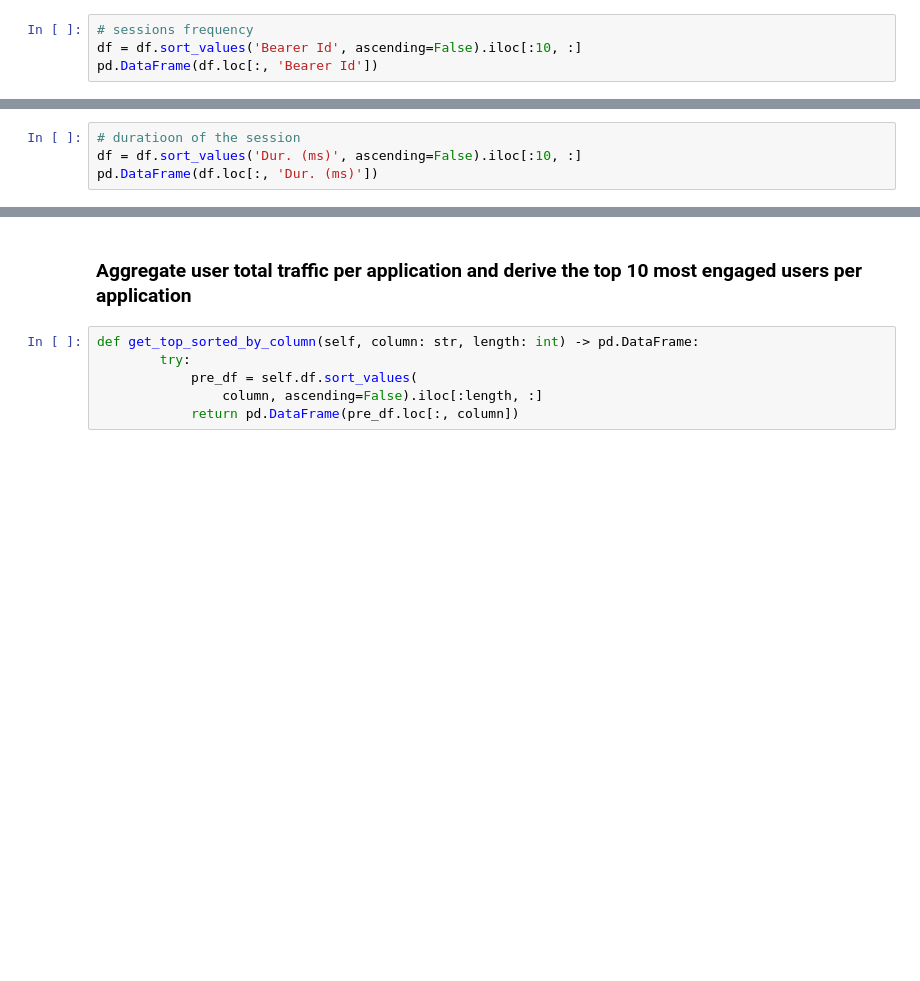
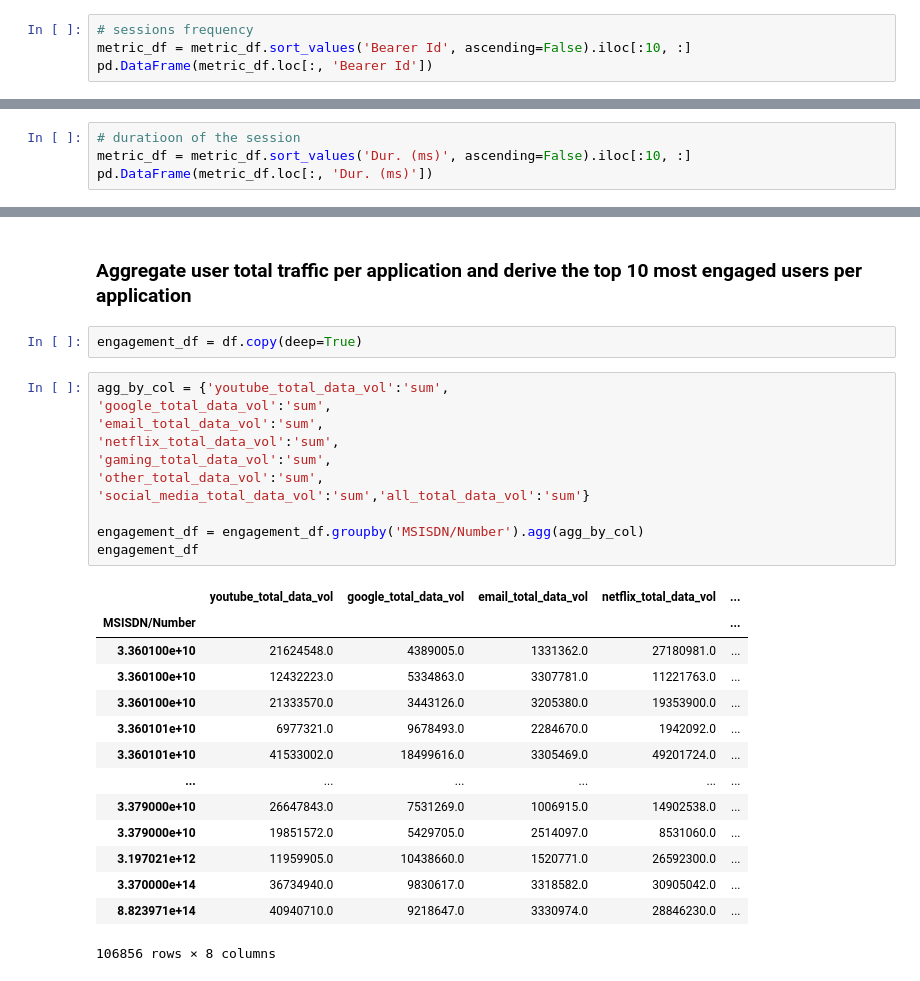
Before and after one commit to khaiyra/TellCo-Analysis, a Jupyter notebook: notebooks/User-Engagement-Analysis.ipynb, the cells around one changed output, grey strips where cells are left out. Cells and saved outputs as stored; diff of their text form; blank space fills up the shorter version.

Commit message:
modified engagement notebook

```diff
--- a/notebooks/User-Engagement-Analysis.ipynb
+++ b/notebooks/User-Engagement-Analysis.ipynb
@@ -75,8 +78,8 @@ df
 ### Top 10 customers per engagement metric
 # %%
 # sessions frequency
-df = df.sort_values('Bearer Id', ascending=False).iloc[:10, :]
-pd.DataFrame(df.loc[:, 'Bearer Id'])
+metric_df = metric_df.sort_values('Bearer Id', ascending=False).iloc[:10, :]
+pd.DataFrame(metric_df.loc[:, 'Bearer Id'])
 # %% [output]
 |  | Bearer Id |
 | MSISDN/Number |  |
@@ -92,8 +95,8 @@ pd.DataFrame(df.loc[:, 'Bearer Id'])
 | 3.376041e+10 | 12 |
 # %%
 # duratioon of the session
-df = df.sort_values('Dur. (ms)', ascending=False).iloc[:10, :]
-pd.DataFrame(df.loc[:, 'Dur. (ms)'])
+metric_df = metric_df.sort_values('Dur. (ms)', ascending=False).iloc[:10, :]
+pd.DataFrame(metric_df.loc[:, 'Dur. (ms)'])
 # %% [output]
 |  | Dur. (ms) |
 | MSISDN/Number |  |
@@ -175,8 +188,30 @@ plt.show()
 # %% [markdown]
 ### Aggregate user total traffic per application and derive the top 10 most engaged users per application
-# %%
-def get_top_sorted_by_column(self, column: str, length: int) -> pd.DataFrame:
-        try:
-            pre_df = self.df.sort_values(
-                column, ascending=False).iloc[:length, :]
-            return pd.DataFrame(pre_df.loc[:, column])
+# %%
+engagement_df = df.copy(deep=True)
+# %%
+agg_by_col = {'youtube_total_data_vol':'sum',
+'google_total_data_vol':'sum',
+'email_total_data_vol':'sum',
+'netflix_total_data_vol':'sum',
+'gaming_total_data_vol':'sum',
+'other_total_data_vol':'sum',
+'social_media_total_data_vol':'sum','all_total_data_vol':'sum'}
+
+engagement_df = engagement_df.groupby('MSISDN/Number').agg(agg_by_col)
+engagement_df
+# %% [output]
+|  | youtube_total_data_vol | google_total_data_vol | email_total_data_vol | netflix_total_data_vol | ... |
+| MSISDN/Number |  |  |  |  | ... |
+| 3.360100e+10 | 21624548.0 | 4389005.0 | 1331362.0 | 27180981.0 | ... |
+| 3.360100e+10 | 12432223.0 | 5334863.0 | 3307781.0 | 11221763.0 | ... |
+| 3.360100e+10 | 21333570.0 | 3443126.0 | 3205380.0 | 19353900.0 | ... |
+| 3.360101e+10 | 6977321.0 | 9678493.0 | 2284670.0 | 1942092.0 | ... |
+| 3.360101e+10 | 41533002.0 | 18499616.0 | 3305469.0 | 49201724.0 | ... |
+| ... | ... | ... | ... | ... | ... |
+| 3.379000e+10 | 26647843.0 | 7531269.0 | 1006915.0 | 14902538.0 | ... |
+| 3.379000e+10 | 19851572.0 | 5429705.0 | 2514097.0 | 8531060.0 | ... |
+| 3.197021e+12 | 11959905.0 | 10438660.0 | 1520771.0 | 26592300.0 | ... |
+| 3.370000e+14 | 36734940.0 | 9830617.0 | 3318582.0 | 30905042.0 | ... |
+| 8.823971e+14 | 40940710.0 | 9218647.0 | 3330974.0 | 28846230.0 | ... |
+106856 rows × 8 columns
```
Also changed, not shown: parts of 29 cells of this notebook.
